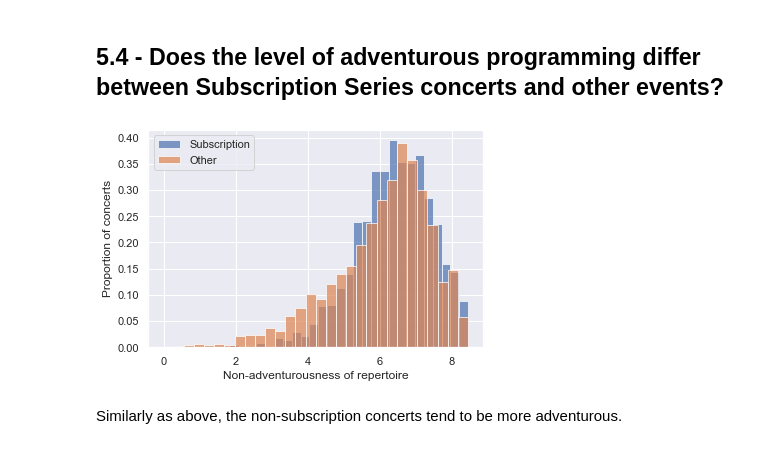
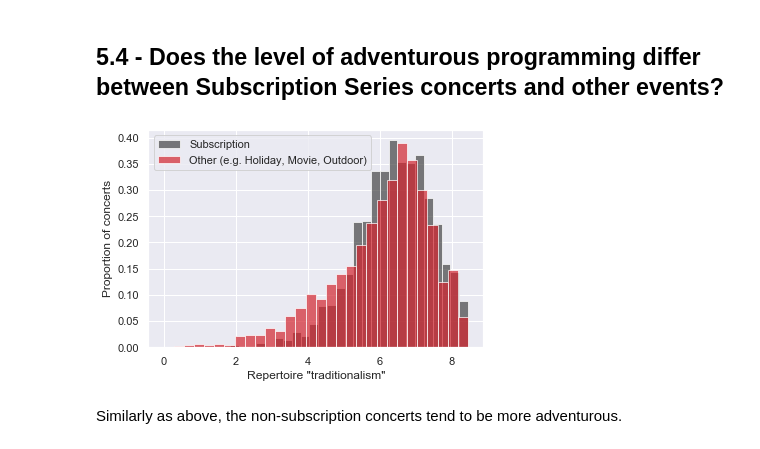
Before and after one commit to physinet/NY-Phil-EDA, a Jupyter notebook: EDA.ipynb, the cells around one changed output. Cells and saved outputs as stored; diff of their text form; code cells hidden in the pictures.

Commit message:
Finalize more plots
Rename "non-adventurousness" to "traditionalism".

```diff
--- a/EDA.ipynb
+++ b/EDA.ipynb
@@ -581,17 +581,17 @@ We see not only that single-composer concerts are far less common on tour, but t
 # %%
 mask = df['eventType'] == 'Subscription Season'
 df_sub = df[mask]
 df_nosub = df[~mask]
 
 fig, ax = plt.subplots()
-ax.hist(df_sub['safety'], bins=30, alpha=0.7, density=True, label='Subscription')
-ax.hist(df_nosub['safety'], bins=30, alpha=0.7, density=True, label='Other')
-ax.set_xlabel('Non-adventurousness of repertoire')
+ax.hist(df_sub['safety'], bins=30, color='#444444', alpha=0.7, density=True, label='Subscription')
+ax.hist(df_nosub['safety'], bins=30, color=nyphilcolor, alpha=0.7, density=True, label='Other (e.g. Holiday, Movie, Outdoor)')
+ax.set_xlabel('Repertoire \"traditionalism\"')
 ax.set_ylabel('Proportion of concerts');
 ax.legend(loc='best')
-fig.savefig('Adventurousness_on_tour.pdf', bbox_inches='tight')
+fig.savefig('plots/Adventurousness_on_tour.png', bbox_inches='tight', dpi=400)
 # %% [output]
-[figure, old version]
+[figure, new version]
 # %% [markdown]
 Similarly as above, the non-subscription concerts tend to be more adventurous.
 # %% [markdown]
```
Also changed, not shown: parts of 6 cells of this notebook, 6 other files.
